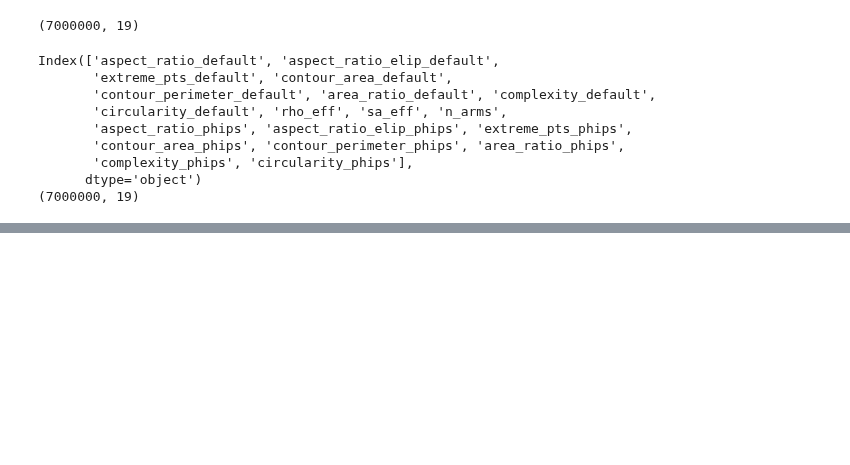
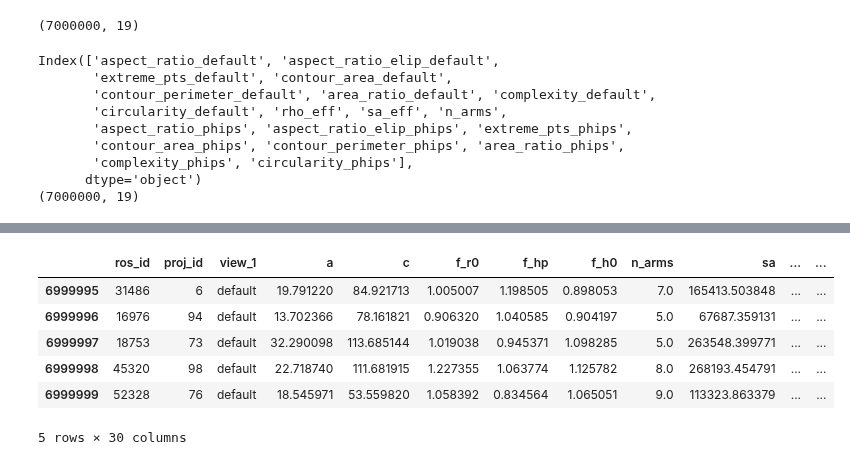
Before and after one commit to josephko91/ice3d, a Jupyter notebook: notebooks/28-create-stereo-tabular-data.ipynb, the cells around one changed output, grey strips where cells are left out. Drawn from its saved outputs; the diff is of its cells as text; code cells hidden in the pictures; blank space fills up the shorter version.

```diff
--- a/notebooks/28-create-stereo-tabular-data.ipynb
+++ b/notebooks/28-create-stereo-tabular-data.ipynb
@@ -130,0 +188,10 @@ df_default_phips.to_parquet(os.path.join(savedir, 'ros-tabular-data-stereo-defau
+# %%
+df.tail()
+# %% [output]
+|  | ros_id | proj_id | view_1 | a | c | f_r0 | f_hp | f_h0 | n_arms | sa | ... | ... |
+| 6999995 | 31486 | 6 | default | 19.791220 | 84.921713 | 1.005007 | 1.198505 | 0.898053 | 7.0 | 165413.503848 | ... | ... |
+| 6999996 | 16976 | 94 | default | 13.702366 | 78.161821 | 0.906320 | 1.040585 | 0.904197 | 5.0 | 67687.359131 | ... | ... |
+| 6999997 | 18753 | 73 | default | 32.290098 | 113.685144 | 1.019038 | 0.945371 | 1.098285 | 5.0 | 263548.399771 | ... | ... |
+| 6999998 | 45320 | 98 | default | 22.718740 | 111.681915 | 1.227355 | 1.063774 | 1.125782 | 8.0 | 268193.454791 | ... | ... |
+| 6999999 | 52328 | 76 | default | 18.545971 | 53.559820 | 1.058392 | 0.834564 | 1.065051 | 9.0 | 113323.863379 | ... | ... |
+5 rows × 30 columns
```
Also changed, not shown: parts of 12 cells of this notebook, 5 other files.
